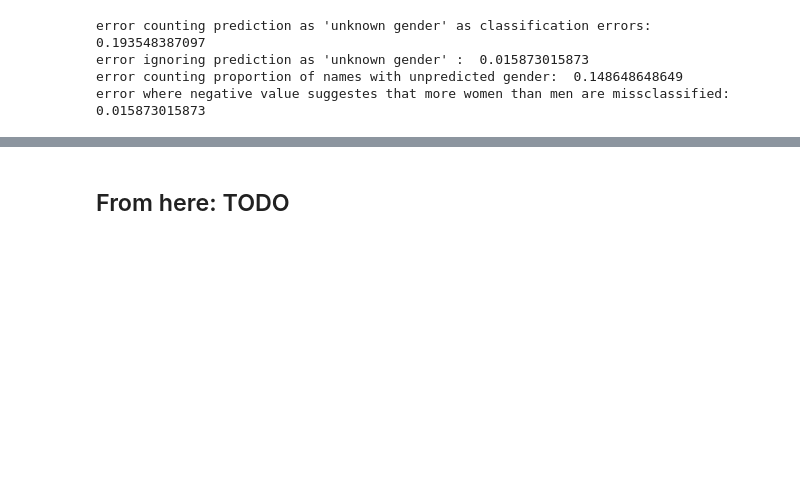
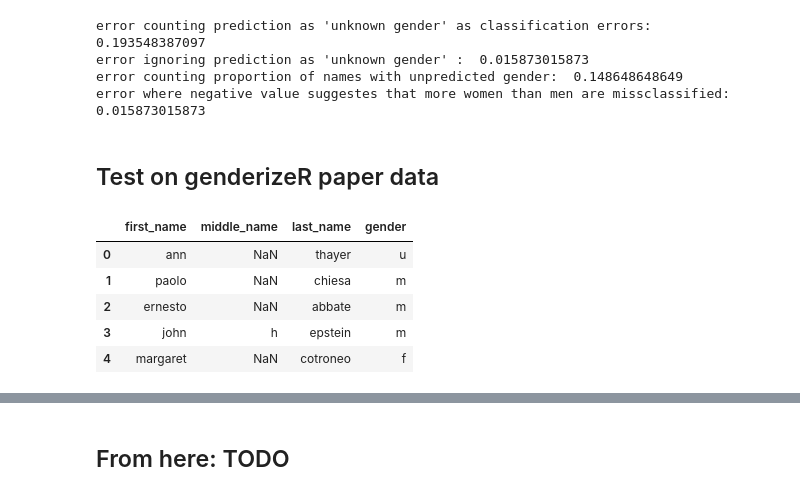
Before and after one commit to GenderGapSTEM-PublicationAnalysis/name_gender_inference, a Jupyter notebook: genderize.io.ipynb, the cells around one changed output, grey strips where cells are left out. Cells and saved outputs as stored; diff of their text form; code cells hidden in the pictures; blank space fills up the shorter version.

```diff
--- a/genderize.io.ipynb
+++ b/genderize.io.ipynb
@@ -138,3 +138,5 @@ error counting prediction as 'unknown gender' as classification errors:  0.19354
 error ignoring prediction as 'unknown gender' :  0.015873015873
 error counting proportion of names with unpredicted gender:  0.148648648649
 error where negative value suggestes that more women than men are missclassified:  0.015873015873
+# %% [markdown]
+## Test on genderizeR paper data
@@ -140,0 +147,9 @@ error where negative value suggestes that more women than men are missclassified
+# %%
+genderizeR.test_data.head()
+# %% [output]
+|  | first_name | middle_name | last_name | gender |
+| 0 | ann | NaN | thayer | u |
+| 1 | paolo | NaN | chiesa | m |
+| 2 | ernesto | NaN | abbate | m |
+| 3 | john | h | epstein | m |
+| 4 | margaret | NaN | cotroneo | f |
```
Also changed, not shown: parts of 11 cells of this notebook, 1 other file.
